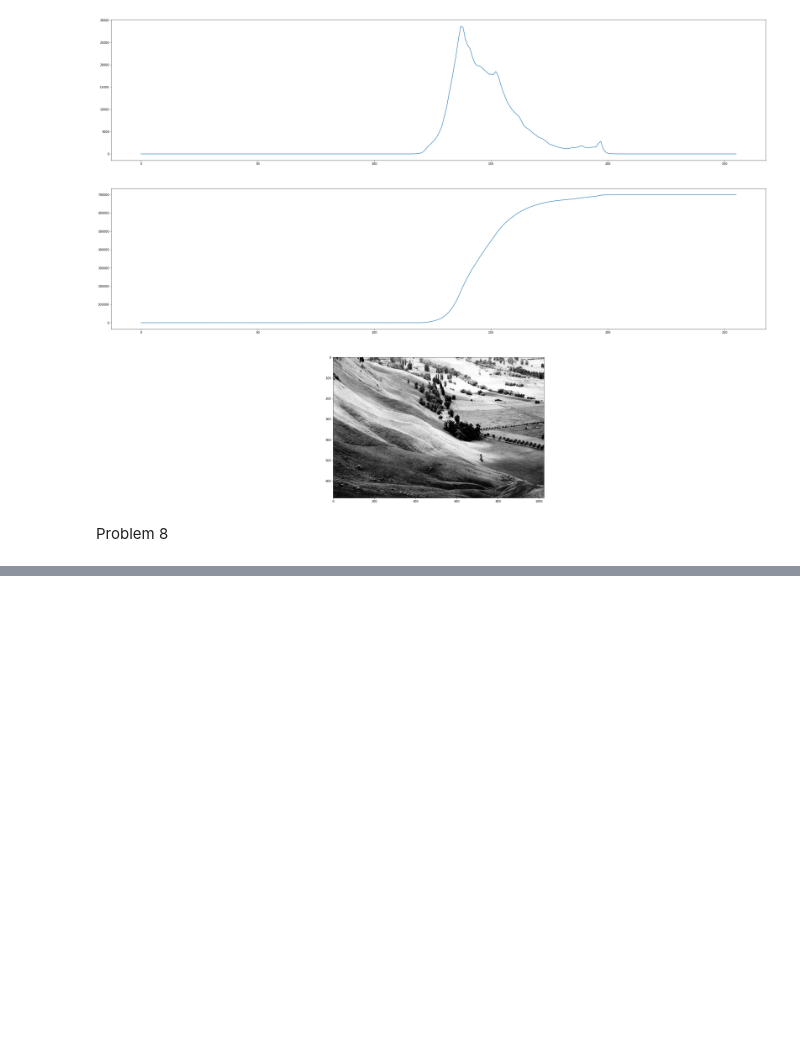
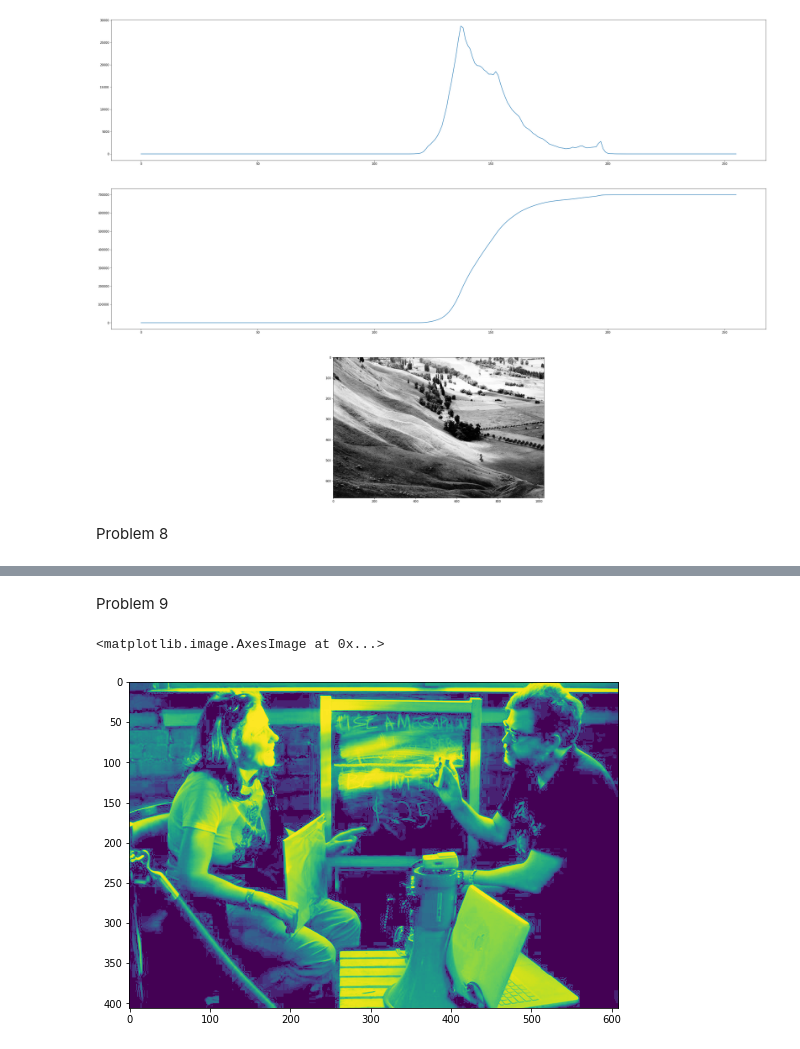
Before and after one commit to LillyStefanova/Image-Processing-FMI-course, a Jupyter notebook: practice_1/solutions.ipynb, the cells around one changed output, grey strips where cells are left out. Drawn from its saved outputs; the diff is of its cells as text; code cells hidden in the pictures; blank space fills up the shorter version.

Commit message:
Added Problem 9

```diff
--- a/practice_1/solutions.ipynb
+++ b/practice_1/solutions.ipynb
@@ -251,0 +253,13 @@ plt.imshow(np.concatenate((input, input_equalized), axis = 1))
+# %% [markdown]
+Problem 9
+# %%
+input = cv2.imread("color.jpg")
+input_hsv = cv2.cvtColor(input, cv2.COLOR_BGR2HSV)
+input_equalized = cv2.equalizeHist(input_hsv[:, :, 2])
+input_hsv = cv2.cvtColor(input, cv2.COLOR_HSV2RGB)
+
+plt.figure(figsize = (10, 6))
+plt.imshow(input_equalized)
+# %% [output]
+<matplotlib.image.AxesImage at 0x...>
+[figure, added]
```
Also changed, not shown: parts of 1 cell of this notebook.
